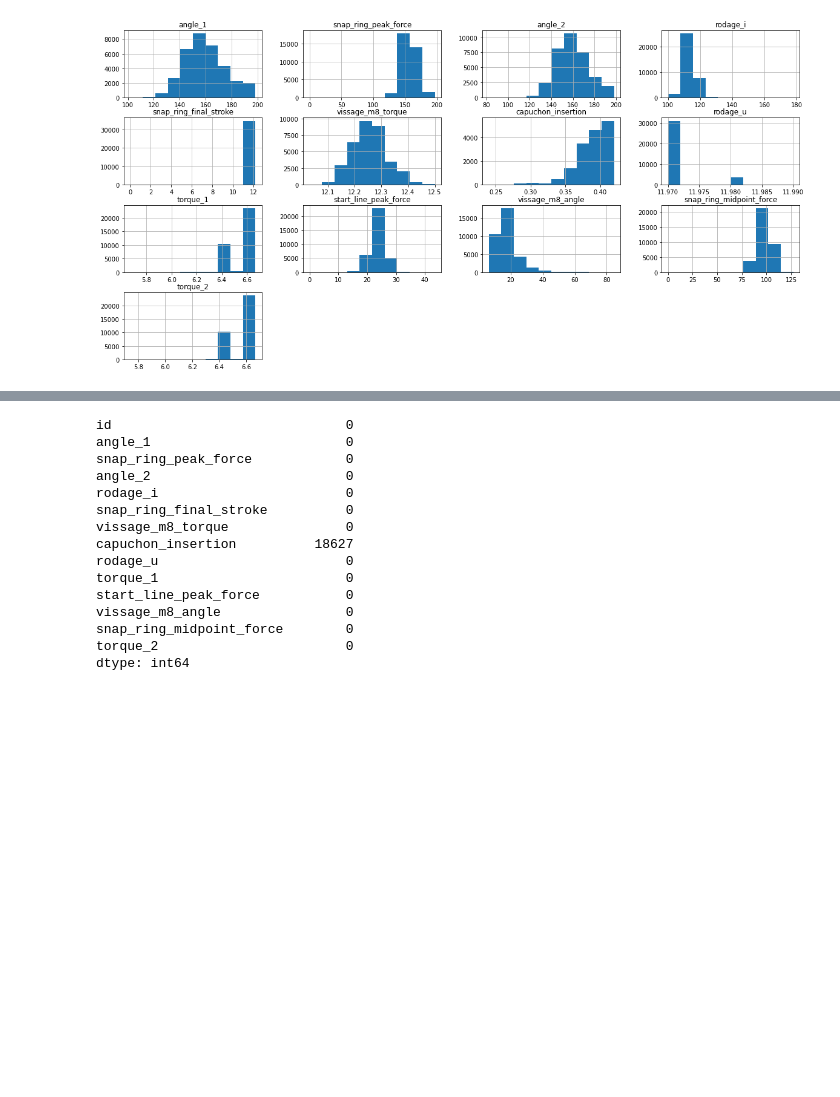
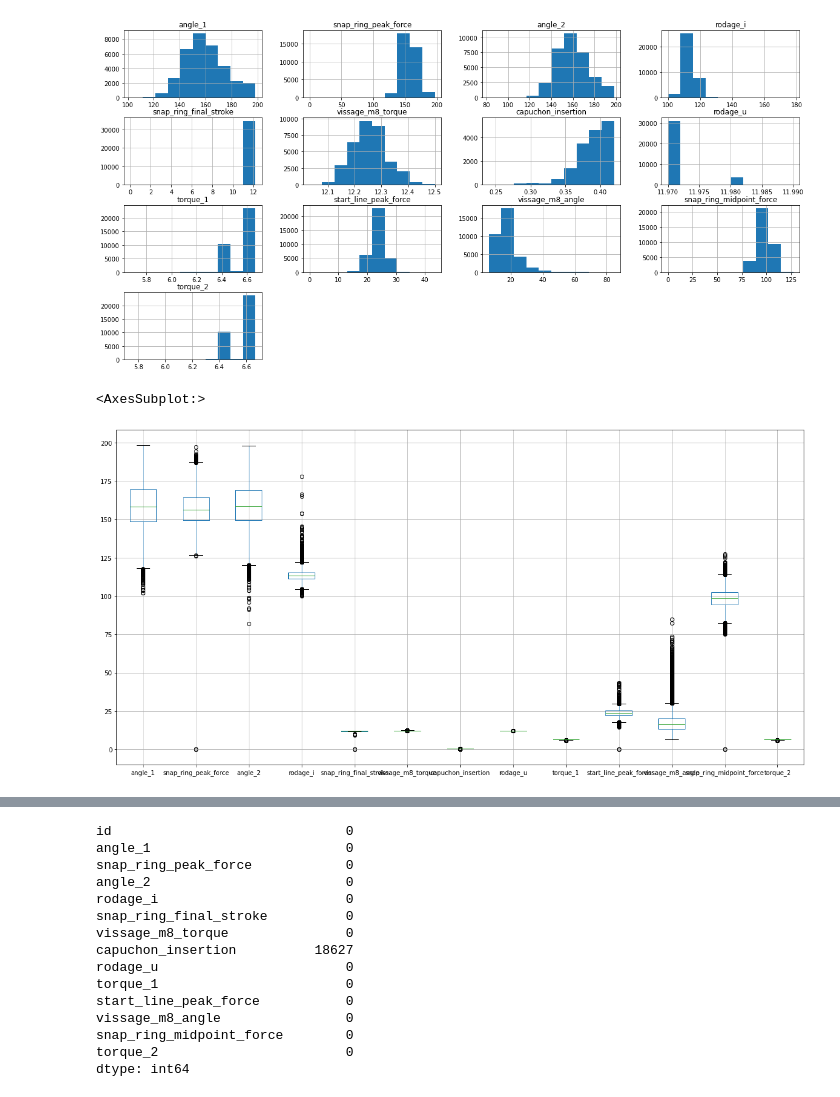
Before and after one commit to FABallemand/DefectPredictionOnProductionLines, a Jupyter notebook: data_analysis/data_analysis.ipynb, the cells around one changed output, grey strips where cells are left out. Saved outputs shown, nothing was run; the diff lists cells and outputs as text; code cells hidden in the pictures; blank space fills up the shorter version.

```diff
--- a/data_analysis/data_analysis.ipynb
+++ b/data_analysis/data_analysis.ipynb
@@ -83,3 +79,8 @@ array([[<AxesSubplot:title={'center':'angle_1'}>,
        [<AxesSubplot:title={'center':'torque_2'}>, <AxesSubplot:>,
         <AxesSubplot:>, <AxesSubplot:>]], dtype=object)
 [figure]
+# %%
+train_input.boxplot(figsize=(20,10)) # For each feature
+# %% [output]
+<AxesSubplot:>
+[figure, added]
```
Also changed, not shown: parts of 9 cells of this notebook, 3 other files.
